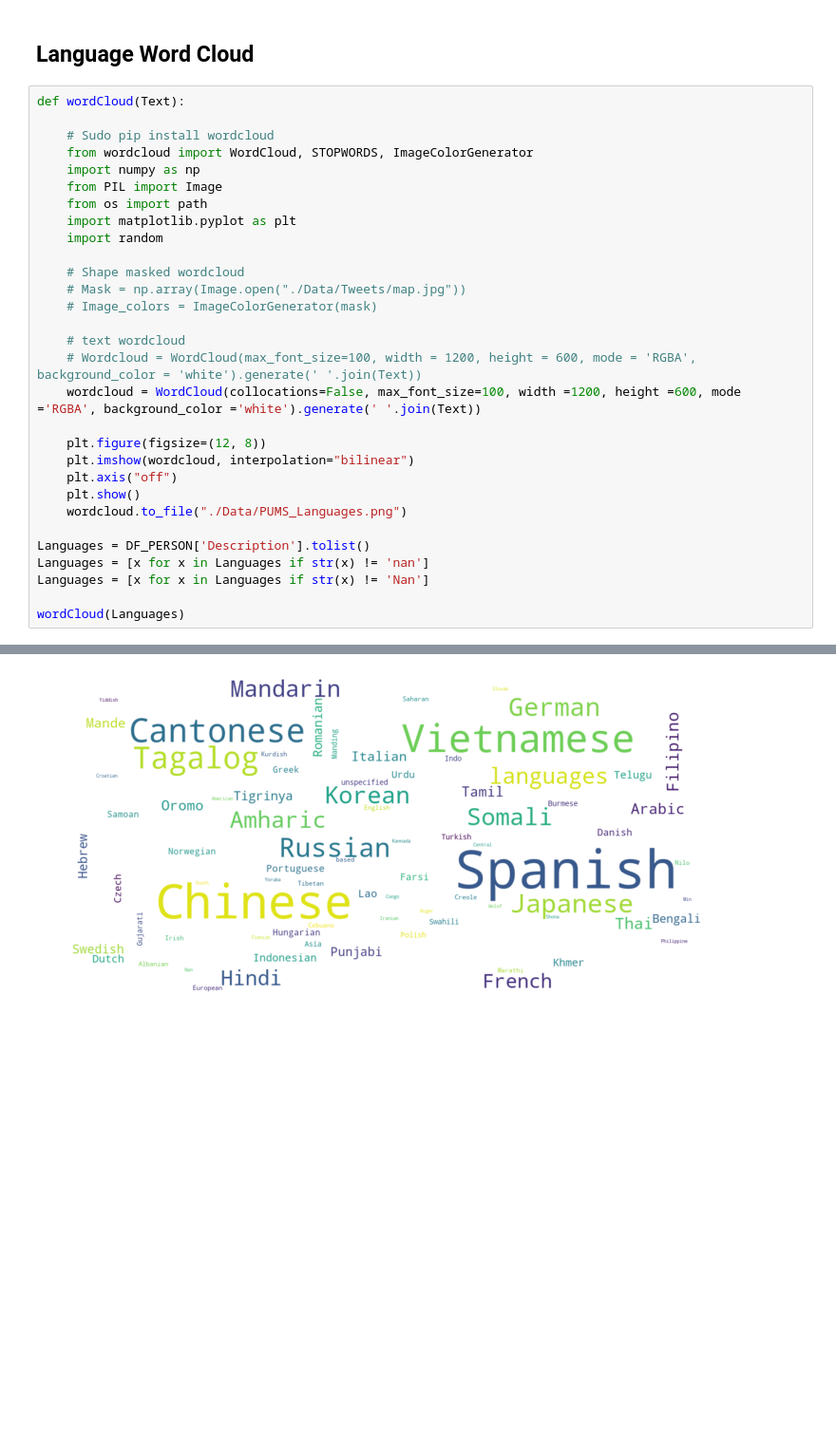
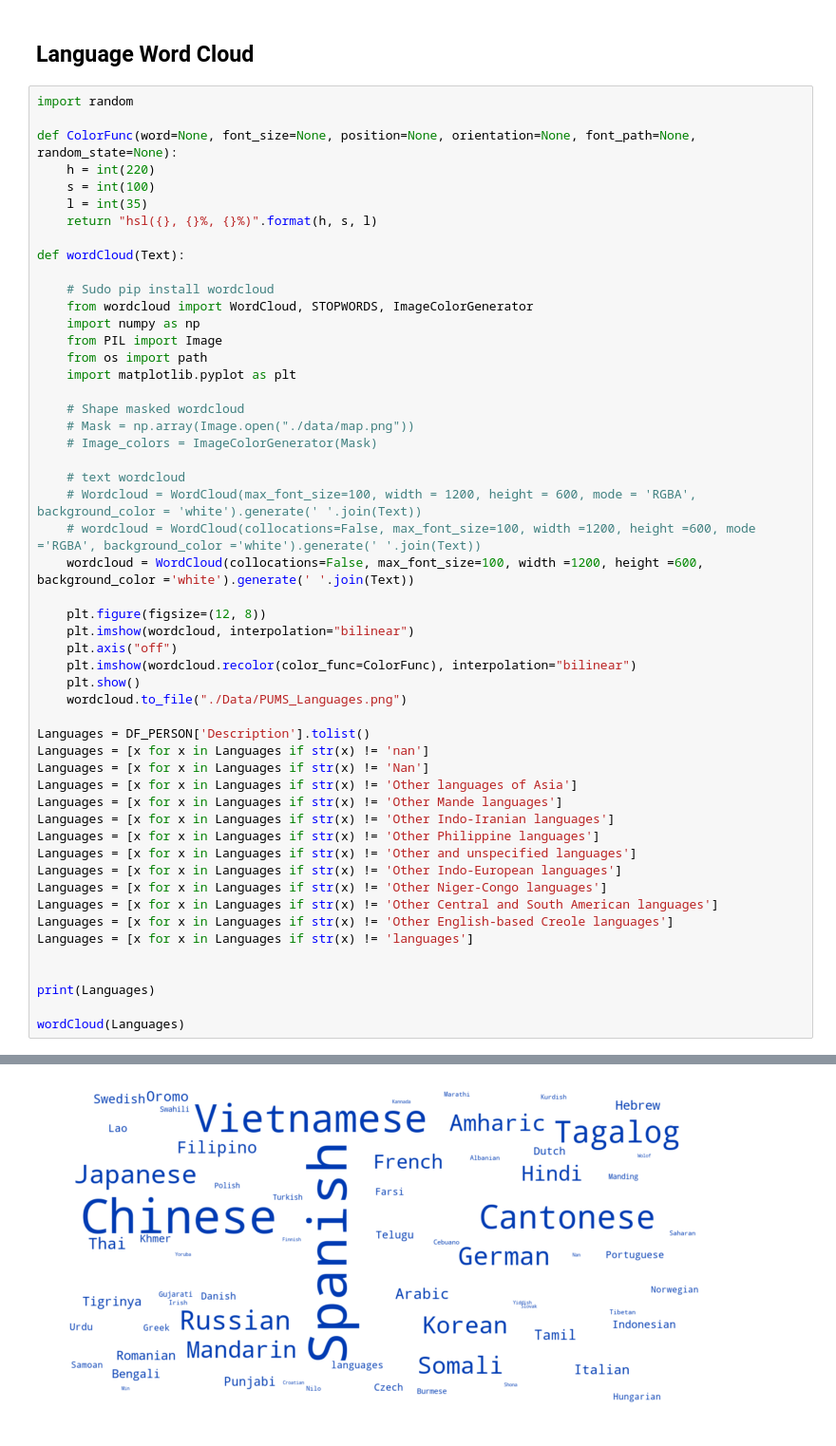
Before and after one commit to monolyst/census-demography, a Jupyter notebook: PUMAS Microdata.ipynb, the cells around one changed output, grey strips where cells are left out. Shown at 95% size. Drawn from its saved outputs; the diff is of its cells as text; blank space fills up the shorter version.

Commit message:
Modify Word Cloud Color

```diff
--- a/PUMAS Microdata.ipynb
+++ b/PUMAS Microdata.ipynb
@@ -204,6 +204,14 @@ Racial breakdown of Spanish/Hispanic/Latio origin living at 60% AMI in Seattle
 # %% [markdown]
 ## Language Word Cloud
 # %%
+import random
+
+def ColorFunc(word=None, font_size=None, position=None, orientation=None, font_path=None, random_state=None):
+    h = int(220)
+    s = int(100)
+    l = int(35)
+    return "hsl({}, {}%, {}%)".format(h, s, l)
+
 def wordCloud(Text):
 
     # Sudo pip install wordcloud
@@ -212,25 +220,39 @@ def wordCloud(Text):
     from PIL import Image
     from os import path
     import matplotlib.pyplot as plt
-    import random
 
     # Shape masked wordcloud
-    # Mask = np.array(Image.open("./Data/Tweets/map.jpg"))
-    # Image_colors = ImageColorGenerator(mask)
+    # Mask = np.array(Image.open("./data/map.png"))
+    # Image_colors = ImageColorGenerator(Mask)
 
     # text wordcloud
     # Wordcloud = WordCloud(max_font_size=100, width = 1200, height = 600, mode = 'RGBA', background_color = 'white').generate(' '.join(Text))
-    wordcloud = WordCloud(collocations=False, max_font_size=100, width =1200, height =600, mode ='RGBA', background_color ='white').generate(' '.join(Text))
+    # wordcloud = WordCloud(collocations=False, max_font_size=100, width =1200, height =600, mode ='RGBA', background_color ='white').generate(' '.join(Text))
+    wordcloud = WordCloud(collocations=False, max_font_size=100, width =1200, height =600, background_color ='white').generate(' '.join(Text))
 
     plt.figure(figsize=(12, 8))
     plt.imshow(wordcloud, interpolation="bilinear")
     plt.axis("off")
+    plt.imshow(wordcloud.recolor(color_func=ColorFunc), interpolation="bilinear")
     plt.show()
     wordcloud.to_file("./Data/PUMS_Languages.png")
 
 Languages = DF_PERSON['Description'].tolist()
 Languages = [x for x in Languages if str(x) != 'nan']
 Languages = [x for x in Languages if str(x) != 'Nan']
+Languages = [x for x in Languages if str(x) != 'Other languages of Asia']
+Languages = [x for x in Languages if str(x) != 'Other Mande languages']
+Languages = [x for x in Languages if str(x) != 'Other Indo-Iranian languages']
+Languages = [x for x in Languages if str(x) != 'Other Philippine languages']
+Languages = [x for x in Languages if str(x) != 'Other and unspecified languages']
+Languages = [x for x in Languages if str(x) != 'Other Indo-European languages']
+Languages = [x for x in Languages if str(x) != 'Other Niger-Congo languages']
+Languages = [x for x in Languages if str(x) != 'Other Central and South American languages']
+Languages = [x for x in Languages if str(x) != 'Other English-based Creole languages']
+Languages = [x for x in Languages if str(x) != 'languages']
+
+
+print(Languages)
 
 wordCloud(Languages)
 # %% [output]
@@ -237 +260 @@ wordCloud(Languages)
-[figure, old version]
+[figure, new version]
```
Also changed, not shown: parts of 2 cells of this notebook, 2 other files.
